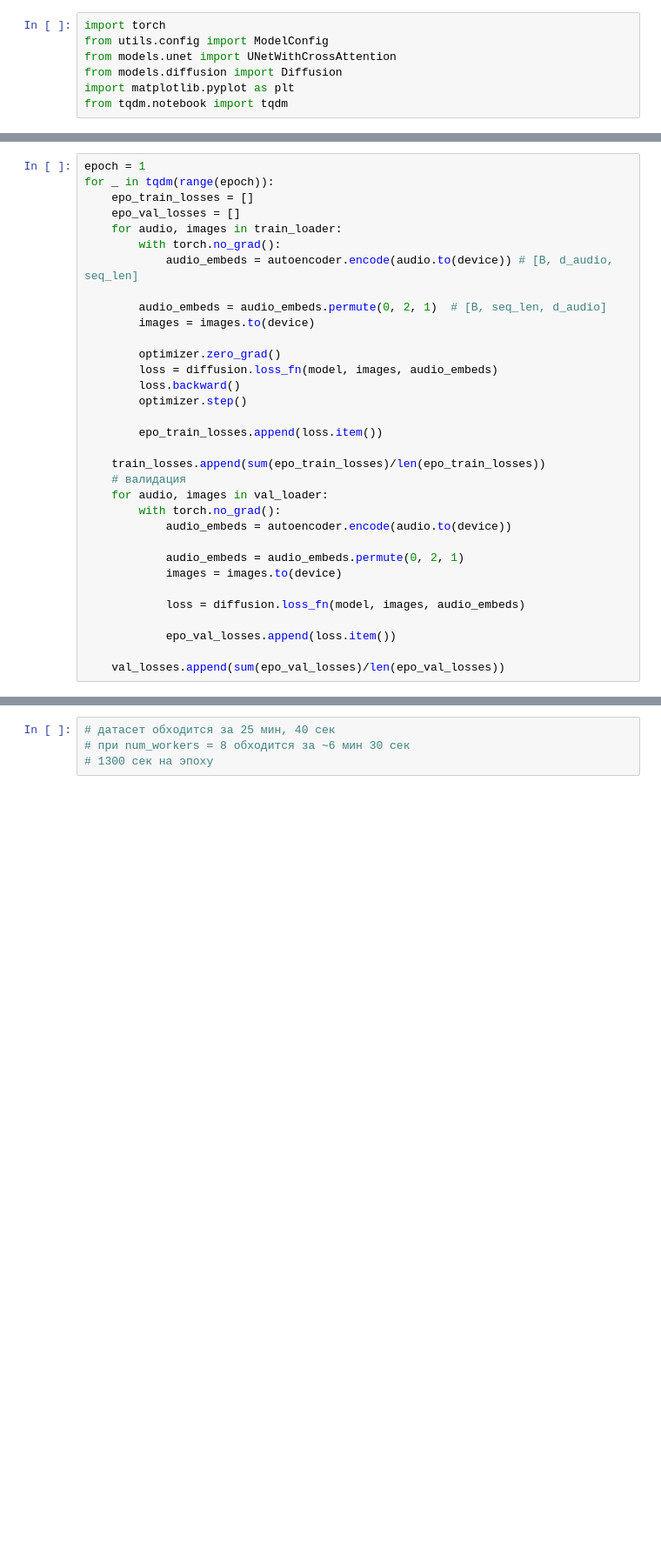
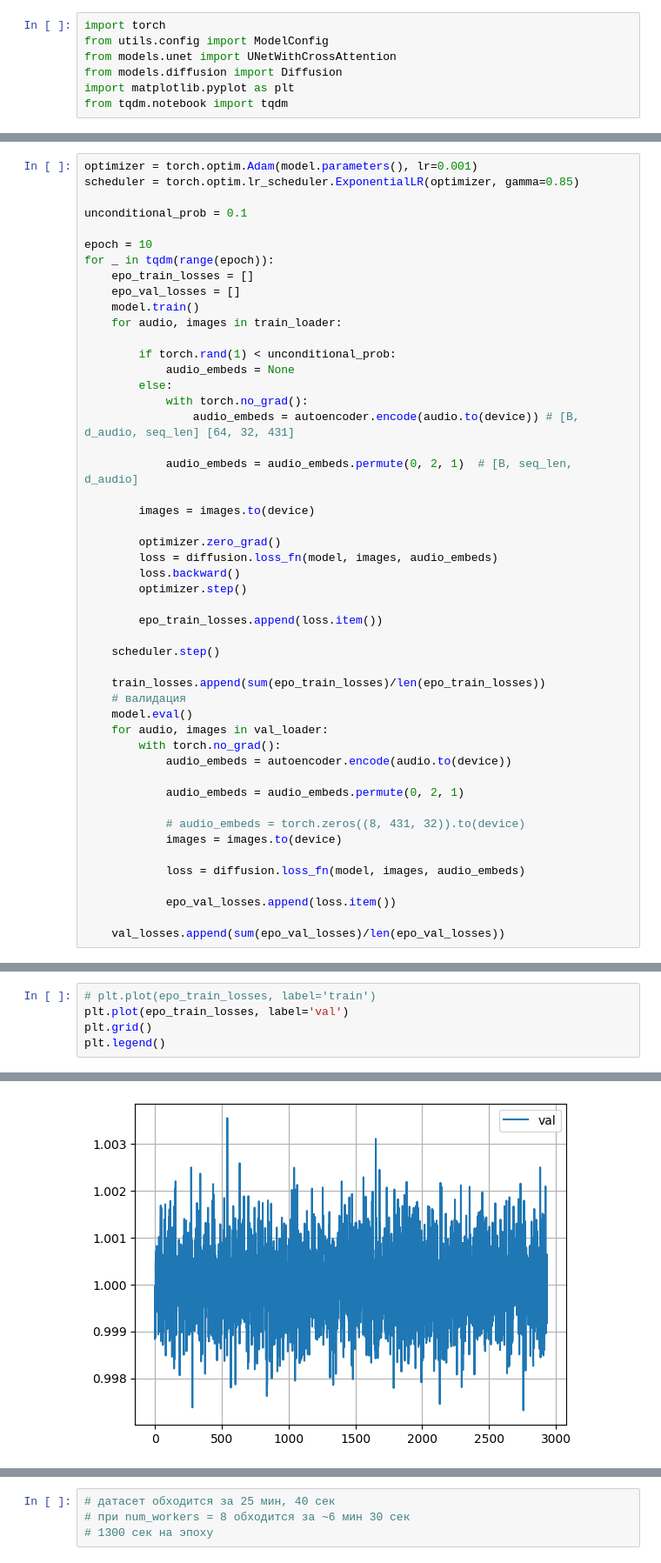
Before and after one commit to roman0810/sound2image, a Jupyter notebook: models.ipynb, the cells around one changed output, grey strips where cells are left out. Shown: that part at 87% size. Saved outputs shown, nothing was run; the diff lists cells and outputs as text; blank space fills up the shorter version.

Commit message:
train updates

```diff
--- a/models.ipynb
+++ b/models.ipynb
@@ -112,15 +110,26 @@ optimizer = torch.optim.Adam(model.parameters(), lr=0.01)
 train_losses = []
 val_losses = []
 # %%
-epoch = 1
+optimizer = torch.optim.Adam(model.parameters(), lr=0.001)
+scheduler = torch.optim.lr_scheduler.ExponentialLR(optimizer, gamma=0.85)
+
+unconditional_prob = 0.1
+
+epoch = 10
 for _ in tqdm(range(epoch)):
     epo_train_losses = []
     epo_val_losses = []
+    model.train()
     for audio, images in train_loader:
-        with torch.no_grad():
-            audio_embeds = autoencoder.encode(audio.to(device)) # [B, d_audio, seq_len]
 
-        audio_embeds = audio_embeds.permute(0, 2, 1)  # [B, seq_len, d_audio]
+        if torch.rand(1) < unconditional_prob:
+            audio_embeds = None
+        else:
+            with torch.no_grad():
+                audio_embeds = autoencoder.encode(audio.to(device)) # [B, d_audio, seq_len] [64, 32, 431]
+
+            audio_embeds = audio_embeds.permute(0, 2, 1)  # [B, seq_len, d_audio]
+
         images = images.to(device)
 
         optimizer.zero_grad()
@@ -130,13 +139,18 @@ for _ in tqdm(range(epoch)):
 
         epo_train_losses.append(loss.item())
 
+    scheduler.step()
+
     train_losses.append(sum(epo_train_losses)/len(epo_train_losses))
     # валидация
+    model.eval()
     for audio, images in val_loader:
         with torch.no_grad():
             audio_embeds = autoencoder.encode(audio.to(device))
 
             audio_embeds = audio_embeds.permute(0, 2, 1)
+
+            # audio_embeds = torch.zeros((8, 431, 32)).to(device)
             images = images.to(device)
 
             loss = diffusion.loss_fn(model, images, audio_embeds)
@@ -170,0 +169,6 @@ plt.legend()
+# %%
+# plt.plot(epo_train_losses, label='train')
+plt.plot(epo_train_losses, label='val')
+plt.grid()
+plt.legend()
+# %% [output]
@@ -171,3 +176,4 @@ plt.legend()
+[figure, added]
 # %%
 audio,image = next(iter(val_loader))
 audio_embeds = autoencoder.encode(audio.to(device))
```
Also changed, not shown: parts of 12 cells of this notebook, 3 other files.
